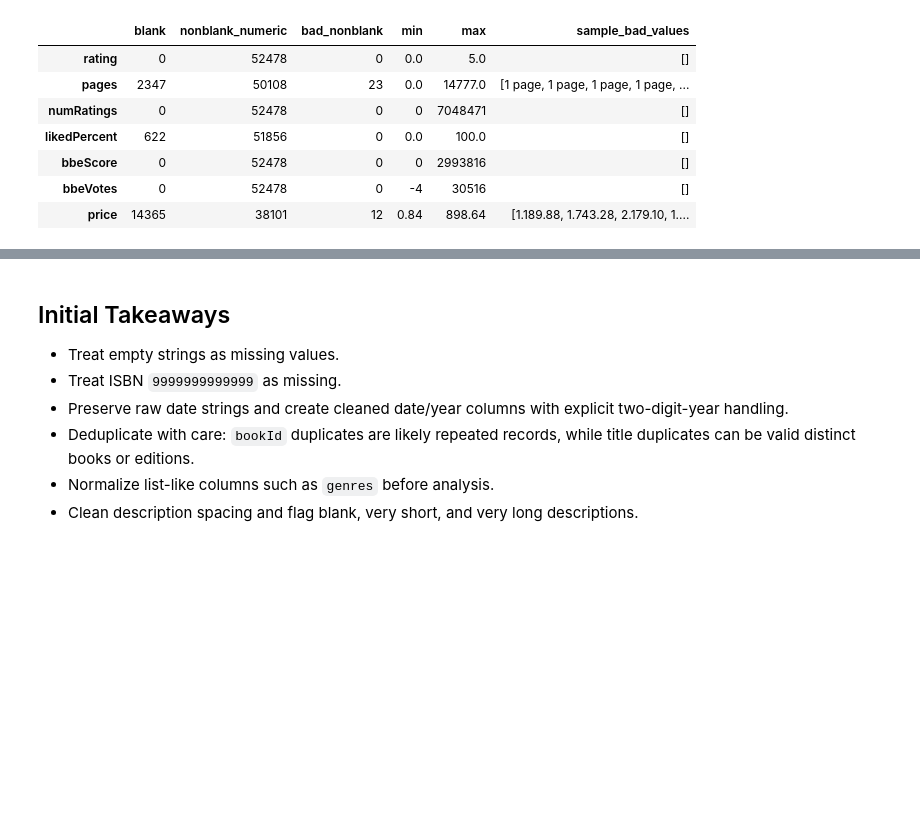
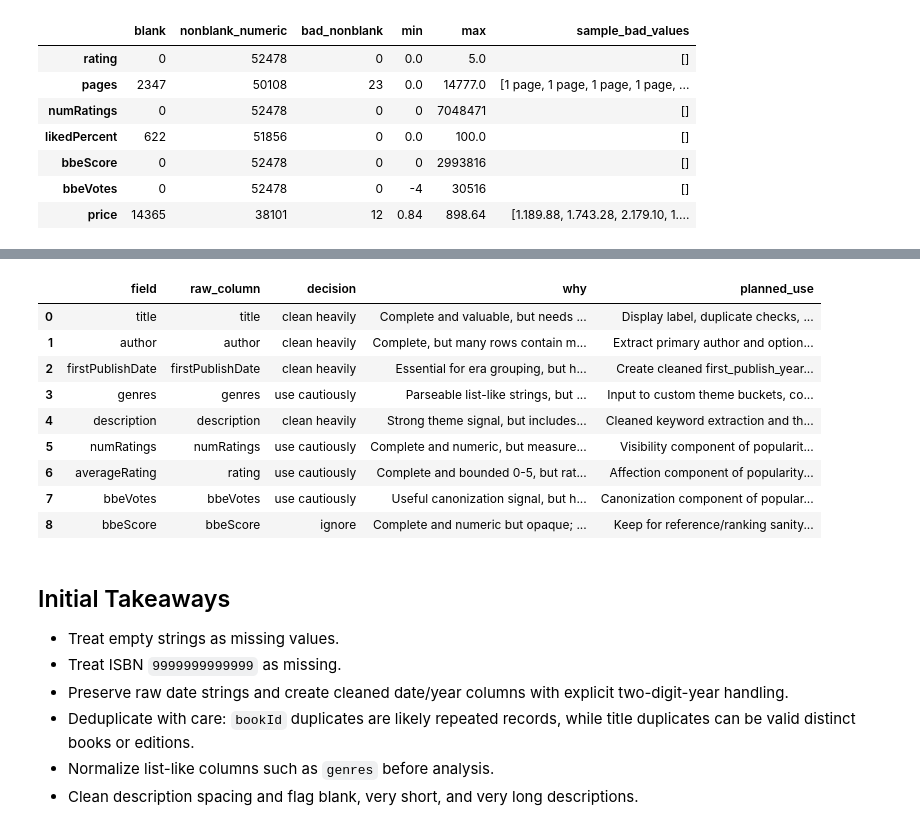
Before and after one commit to beatrizbbs/books-that-evolve, a Jupyter notebook: notebooks/raw_data_profile.ipynb, the cells around one changed output, grey strips where cells are left out. Cells and saved outputs as stored; diff of their text form; code cells hidden in the pictures; blank space fills up the shorter version.

Commit message:
Feat: Data cleaning and genre buckets

```diff
--- a/notebooks/raw_data_profile.ipynb
+++ b/notebooks/raw_data_profile.ipynb
@@ -354,0 +361,14 @@ pd.DataFrame({
+# %%
+key_field_map = {
+    'title': 'title',
+    'author': 'author',
+    'firstPublishDate': 'firstPublishDate',
+    'genres': 'genres',
+    'description': 'description',
+    'numRatings': 'numRatings',
+    'averageRating': 'averageRating' if 'averageRating' in df.columns else 'rating',
+    'bbeVotes': 'bbeVotes',
+    'bbeScore': 'bbeScore',
+}
+
+key_field_map
@@ -355,3 +522,82 @@ pd.DataFrame({
+# %%
+feature_decisions = pd.DataFrame([
+    {
+        'field': 'title',
+        'raw_column': 'title',
+        'decision': 'clean heavily',
+        'why': 'Complete and valuable, but needs whitespace/case normalization and duplicate-aware canonical keys.',
+        'planned_use': 'Display label, duplicate checks, keyword/title signals after normalization.',
+    },
+    {
+        'field': 'author',
+        'raw_column': 'author',
+        'decision': 'clean heavily',
+        'why': 'Complete, but many rows contain multiple contributors or role markers such as illustrator/introduction.',
+        'planned_use': 'Extract primary author and optionally preserve full contributor string.',
+    },
+    {
+        'field': 'firstPublishDate',
+        'raw_column': 'firstPublishDate',
+        'decision': 'clean heavily',
+        'why': 'Essential for era grouping, but has many blanks, mixed formats, and ambiguous two-digit years.',
+        'planned_use': 'Create cleaned first_publish_year; filter to 1997-2024 after validation.',
+    },
+    {
+        'field': 'genres',
+        'raw_column': 'genres',
+        'decision': 'use cautiously',
+        'why': 'Parseable list-like strings, but Goodreads shelves are broad, user-generated, and sometimes empty.',
+        'planned_use': 'Input to custom theme buckets, combined with title and description keywords.',
+    },
+    {
+        'field': 'description',
+        'raw_column': 'description',
+        'decision': 'clean heavily',
+        'why': 'Strong theme signal, but includes blanks, very short text, long outliers, and scraped spacing artifacts.',
+        'planned_use': 'Cleaned keyword extraction and theme tagging; avoid direct raw text modeling without preprocessing.',
+    },
+    {
+        'field': 'numRatings',
+        'raw_column': 'numRatings',
+        'decision': 'use cautiously',
+        'why': 'Complete and numeric, but measures Goodreads visibility and age/platform bias, not total readership.',
+        'planned_use': 'Visibility component of popularity score using log transform.',
+    },
+    {
+        'field': 'averageRating',
+        'raw_column': key_field_map['averageRating'],
+        'decision': 'use cautiously',
+        'why': 'Complete and bounded 0-5, but ratings are inflated/skewed by Goodreads community behavior.',
+        'planned_use': 'Affection component of popularity score after numeric coercion.',
+    },
+    {
+        'field': 'bbeVotes',
+        'raw_column': 'bbeVotes',
+        'decision': 'use cautiously',
+        'why': 'Useful canonization signal, but has suspicious negative values and reflects a specific Goodreads list mechanism.',
+        'planned_use': 'Canonization component of popularity score after coercion and invalid-value cleanup.',
+    },
+    {
+        'field': 'bbeScore',
+        'raw_column': 'bbeScore',
+        'decision': 'ignore',
+        'why': 'Complete and numeric but opaque; overlaps with BBE list ranking and is not part of the popularity formula.',
+        'planned_use': 'Keep for reference/ranking sanity checks, but exclude from core model features.',
+    },
+])
+
+feature_decisions
+# %% [output]
+|  | field | raw_column | decision | why | planned_use |
+| 0 | title | title | clean heavily | Complete and valuable, but needs ... | Display label, duplicate checks, ... |
+| 1 | author | author | clean heavily | Complete, but many rows contain m... | Extract primary author and option... |
+| 2 | firstPublishDate | firstPublishDate | clean heavily | Essential for era grouping, but h... | Create cleaned first_publish_year... |
+| 3 | genres | genres | use cautiously | Parseable list-like strings, but ... | Input to custom theme buckets, co... |
+| 4 | description | description | clean heavily | Strong theme signal, but includes... | Cleaned keyword extraction and th... |
+| 5 | numRatings | numRatings | use cautiously | Complete and numeric, but measure... | Visibility component of popularit... |
+| 6 | averageRating | rating | use cautiously | Complete and bounded 0-5, but rat... | Affection component of popularity... |
+| 7 | bbeVotes | bbeVotes | use cautiously | Useful canonization signal, but h... | Canonization component of popular... |
+| 8 | bbeScore | bbeScore | ignore | Complete and numeric but opaque; ... | Keep for reference/ranking sanity... |
 # %% [markdown]
 ## Initial Takeaways
 
```
Also changed, not shown: parts of 6 cells of this notebook, 12 other files.
